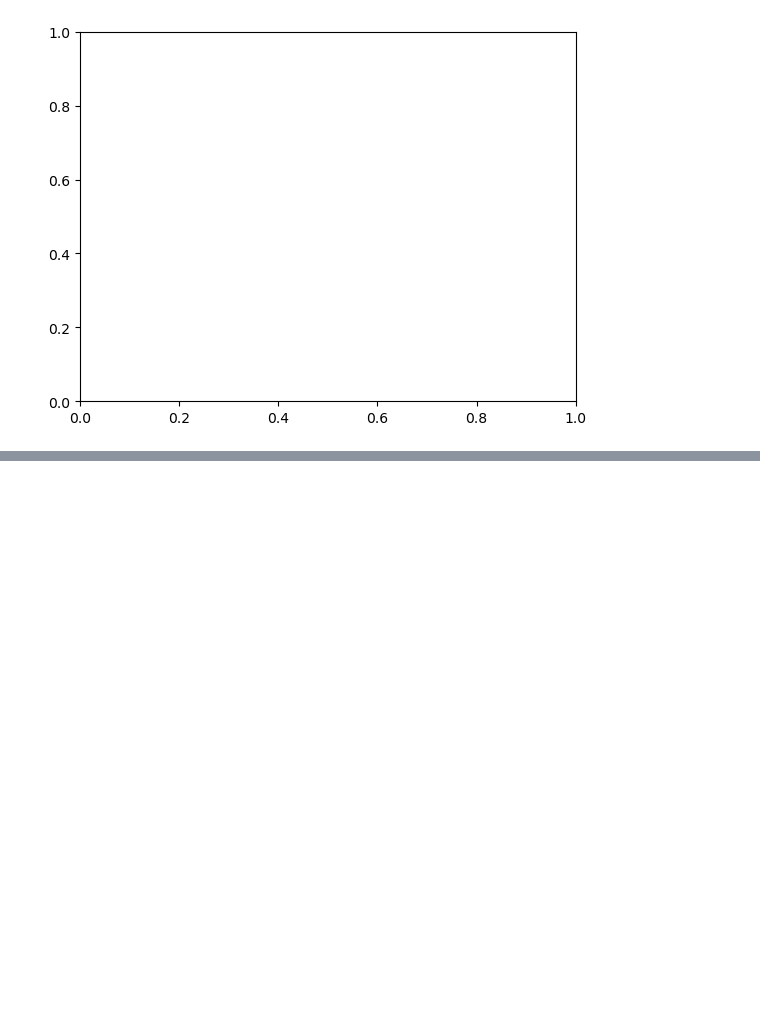
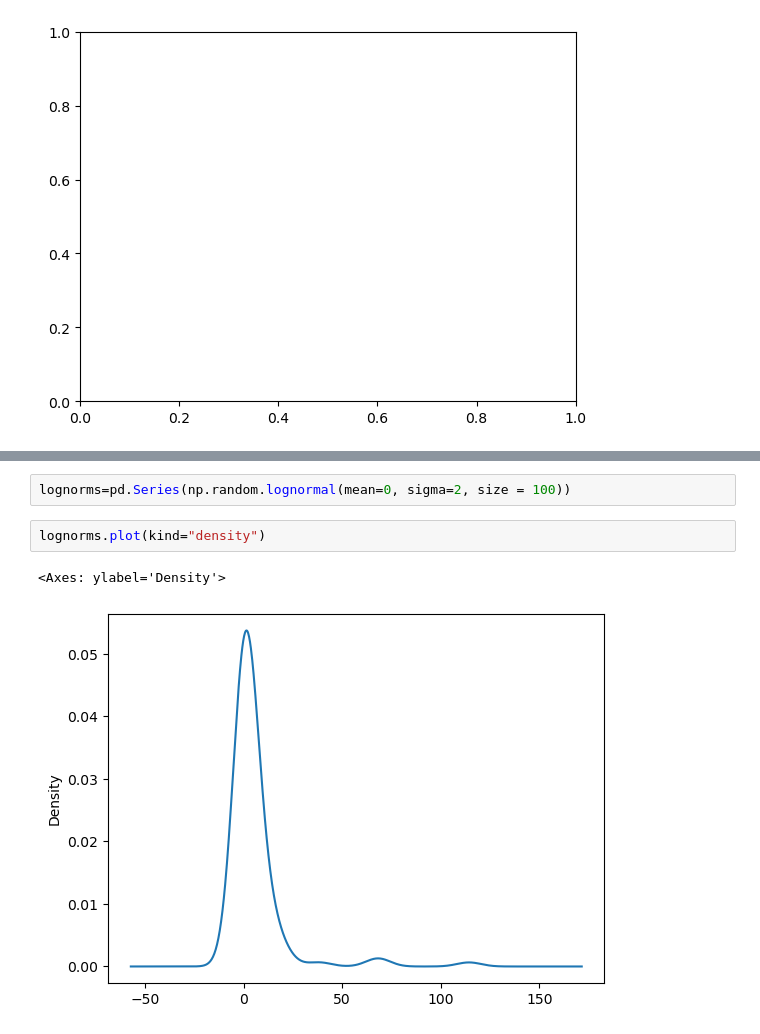
Before and after one commit to Shivamg27071999/Statistics, a Jupyter notebook: Continous Distribution.ipynb, the cells around one changed output, grey strips where cells are left out. Cells and saved outputs as stored; diff of their text form; blank space fills up the shorter version.

```diff
--- a/Continous Distribution.ipynb
+++ b/Continous Distribution.ipynb
@@ -315,0 +319,7 @@ ValueError: `dataset` input should have multiple elements.
+# %%
+lognorms=pd.Series(np.random.lognormal(mean=0, sigma=2, size = 100))
+# %%
+lognorms.plot(kind="density")
+# %% [output]
+<Axes: ylabel='Density'>
+[figure, added]
```
Also changed, not shown: parts of 19 cells of this notebook, 2 other files.
